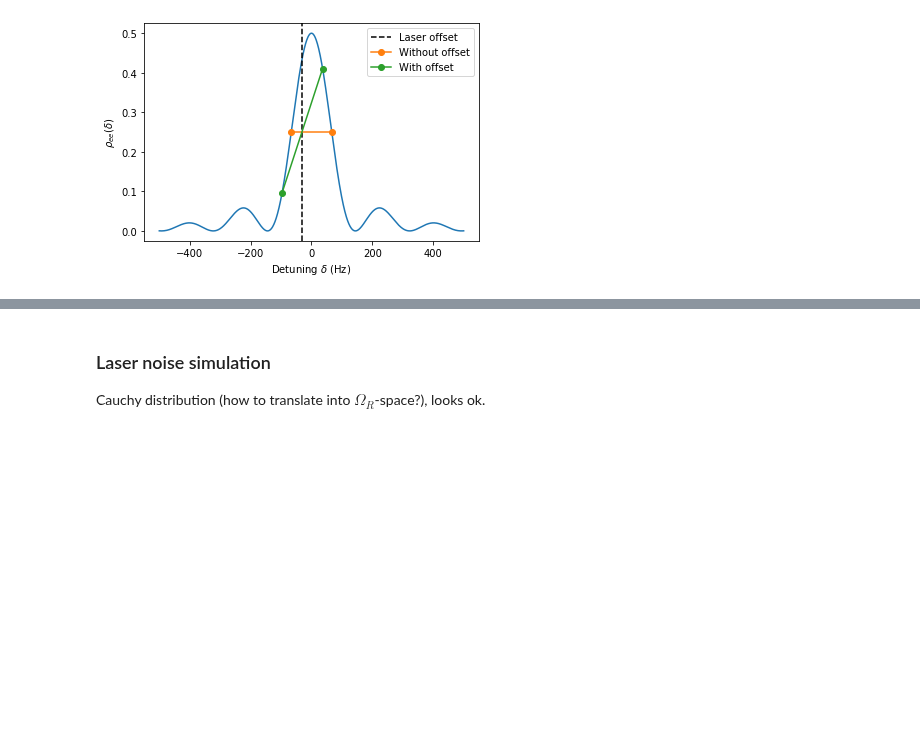
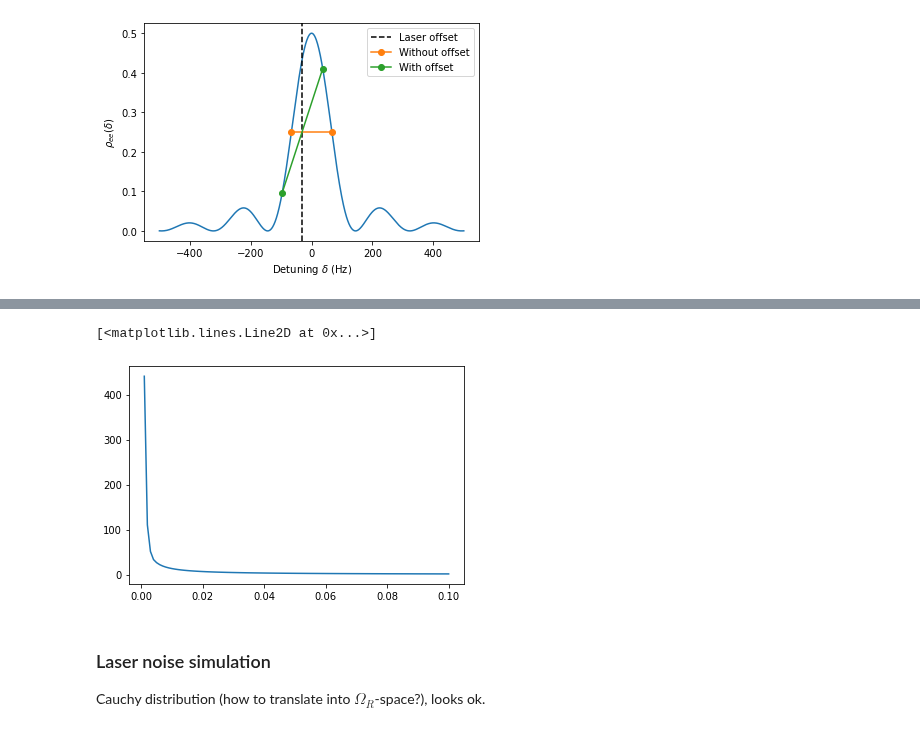
Before and after one commit to speug/srservosim, a Jupyter notebook: notebooks/servosimtests.ipynb, the cells around one changed output, grey strips where cells are left out. Cells and saved outputs as stored; diff of their text form; code cells hidden in the pictures; blank space fills up the shorter version.

```diff
--- a/notebooks/servosimtests.ipynb
+++ b/notebooks/servosimtests.ipynb
@@ -223,3 +186,17 @@ g
+# %%
+tau_pi = np.linspace(1e-3, 100e-3, 100)
+gs = np.zeros(100)
+for i in range(len(tau_pi)):
+    kp, _, _ = k_p(lineshape, d, tau_pi[i])
+    fwhm = FWHM(lineshape(d, tau_pi[i]), d)
+    p_X = 0.5 if state_preparation else 0.25
+    g = -2 * p_X / kp # gain
+    gs[i] = g
+
+plt.plot(tau_pi, gs)
+# %% [output]
+[<matplotlib.lines.Line2D at 0x...>]
+[figure, added]
 # %% [markdown]
 ### Laser noise simulation
 Cauchy distribution (how to translate into $\Omega_R$-space?), looks ok.
```
Also changed, not shown: parts of 14 cells of this notebook.
